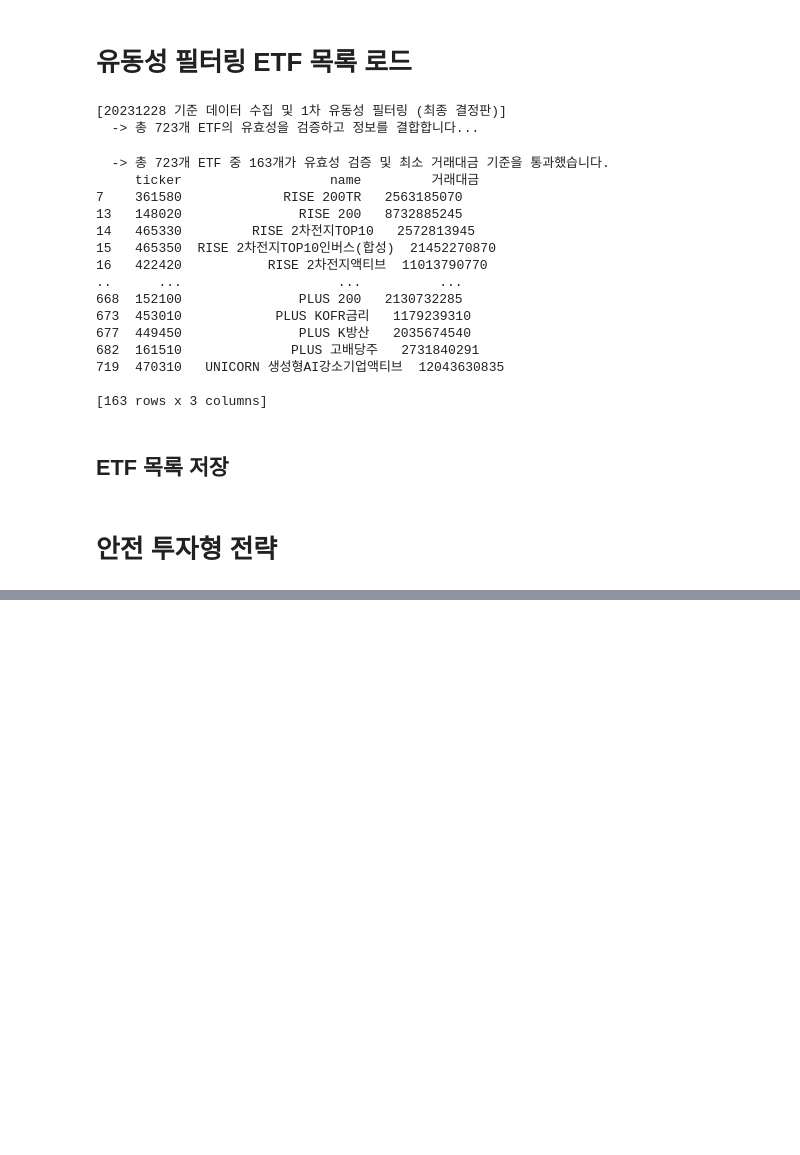
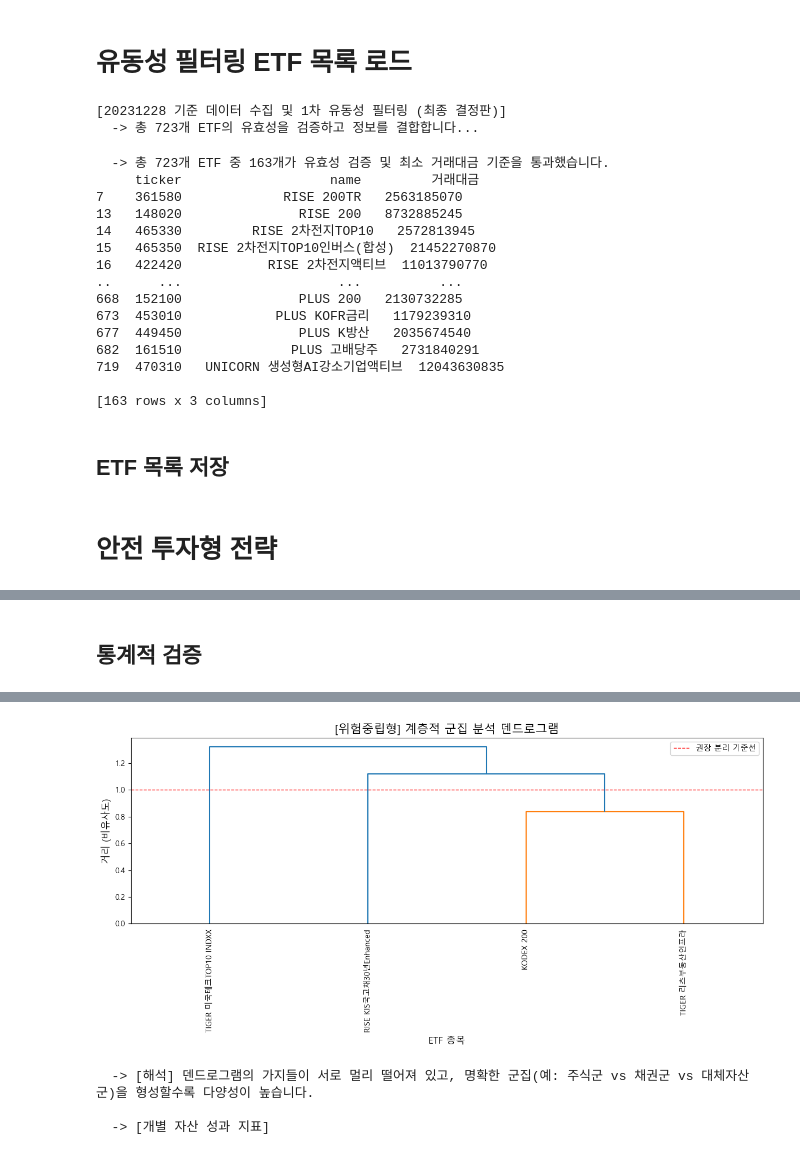
Before and after one commit to KWH9788/lecture, a Jupyter notebook: FinanceProject/ticker_selecter.ipynb, the cells around one changed output, grey strips where cells are left out. Cells and saved outputs as stored; diff of their text form; code cells hidden in the pictures; blank space fills up the shorter version.

```diff
--- a/FinanceProject/ticker_selecter.ipynb
+++ b/FinanceProject/ticker_selecter.ipynb
@@ -48,0 +446,2 @@ TypeError: got an unexpected keyword argument 'ticker'
+# %%
+neutral_uni = build_universes.build_neutral_universe(etf_pool)
@@ -48,0 +458,73 @@ TypeError: got an unexpected keyword argument 'ticker'
+# %% [markdown]
+## 통계적 검증
+# %%
+base_date = "20231228"
+start_date_for_stats = "20230101"
+
+print("\n" + "="*60); print("3. 위험중립형 유니버스 통계 검증"); print("="*60)
+
+returns = build_universes.get_universe_returns(neutral_uni, start_date_for_stats, base_date)
+
+# 검증 1: 상관관계 분석
+corr_matrix = returns.corr()
+mask = np.triu(np.ones_like(corr_matrix, dtype=bool), k=1)
+upper_triangle = corr_matrix.where(mask)
+avg_corr = upper_triangle.stack().mean()
+
+print(f"\n  -> [상관관계 통계]")
+print(f"    - 평균 상관계수: {avg_corr:.3f}")
+print(f"    - 최소 상관계수: {upper_triangle.stack().min():.3f}")
+print(f"    - 최대 상관계수: {upper_triangle.stack().max():.3f}")
+print(f"  -> [해석] 위험중립형은 다양한 자산군(주식/채권/대체자산)을 포함하여 평균 상관계수가 0.4 이하면 우수합니다.")
+
+# 검증 2: 계층적 군집 분석 (Hierarchical Clustering)
+print("\n  -> [계층적 군집 분석]")
+linkage_matrix = linkage(1 - corr_matrix, method='ward')  # 1-상관관계 = 거리
+
+plt.figure(figsize=(12, 6))
+dendrogram(linkage_matrix, labels=returns.columns, leaf_rotation=90, leaf_font_size=10)
+plt.title('[위험중립형] 계층적 군집 분석 덴드로그램', fontsize=15)
+plt.ylabel('거리 (비유사도)', fontsize=12)
+plt.xlabel('ETF 종목', fontsize=12)
+plt.axhline(y=1.0, color='r', linestyle='--', linewidth=1, label='권장 분리 기준선')
+plt.legend()
+plt.tight_layout()
+plt.show()
+print("  -> [해석] 덴드로그램의 가지들이 서로 멀리 떨어져 있고, 명확한 군집(예: 주식군 vs 채권군 vs 대체자산군)을 형성할수록 다양성이 높습니다.")
+
+# 검증 3: 각 자산의 특성 분석
+annual_returns = returns.mean() * 252
+annual_vols = returns.std() * np.sqrt(252)
+sharpe_ratios = annual_returns / annual_vols
+
+asset_stats = pd.DataFrame({
+    '연간수익률': annual_returns,
+    '연간변동성': annual_vols,
+    '샤프비율': sharpe_ratios
+}).round(3)
+
+print("\n  -> [개별 자산 성과 지표]")
+display(asset_stats.sort_values('샤프비율', ascending=False))
+
+# 검증 4: 포트폴리오 수준 분석
+portfolio_returns = returns.mean(axis=1)
+port_annual_return = portfolio_returns.mean() * 252
+port_annual_vol = portfolio_returns.std() * np.sqrt(252)
+port_sharpe = port_annual_return / port_annual_vol if port_annual_vol != 0 else 0
+
+print(f"\n  -> [포트폴리오 성과 지표 (동일가중)]")
+print(f"    - 연간 수익률: {port_annual_return:.2%}")
+print(f"    - 연간 변동성: {port_annual_vol:.2%}")
+print(f"    - 샤프 비율: {port_sharpe:.3f}")
+print(f"    - 종목 수: {len(returns.columns)}")
+
+# 개별 자산 평균과 비교
+avg_individual_vol = annual_vols.mean()
+diversification_benefit = (avg_individual_vol - port_annual_vol) / avg_individual_vol
+
+print(f"\n  -> [분산 효과 분석]")
+print(f"    - 개별 자산 평균 변동성: {avg_individual_vol:.2%}")
+print(f"    - 포트폴리오 변동성: {port_annual_vol:.2%}")
+print(f"    - 변동성 감소율: {diversification_benefit:.2%}")
+print("  -> [해석] 변동성 감소율이 20% 이상이면 우수한 분산 효과를 보이고 있습니다.")
+# %% [output]
@@ -48,0 +550,4 @@ TypeError: got an unexpected keyword argument 'ticker'
+[figure, added]
+  -> [해석] 덴드로그램의 가지들이 서로 멀리 떨어져 있고, 명확한 군집(예: 주식군 vs 채권군 vs 대체자산군)을 형성할수록 다양성이 높습니다.
+
+  -> [개별 자산 성과 지표]
```
Also changed, not shown: parts of 14 cells of this notebook, 1 other file.
